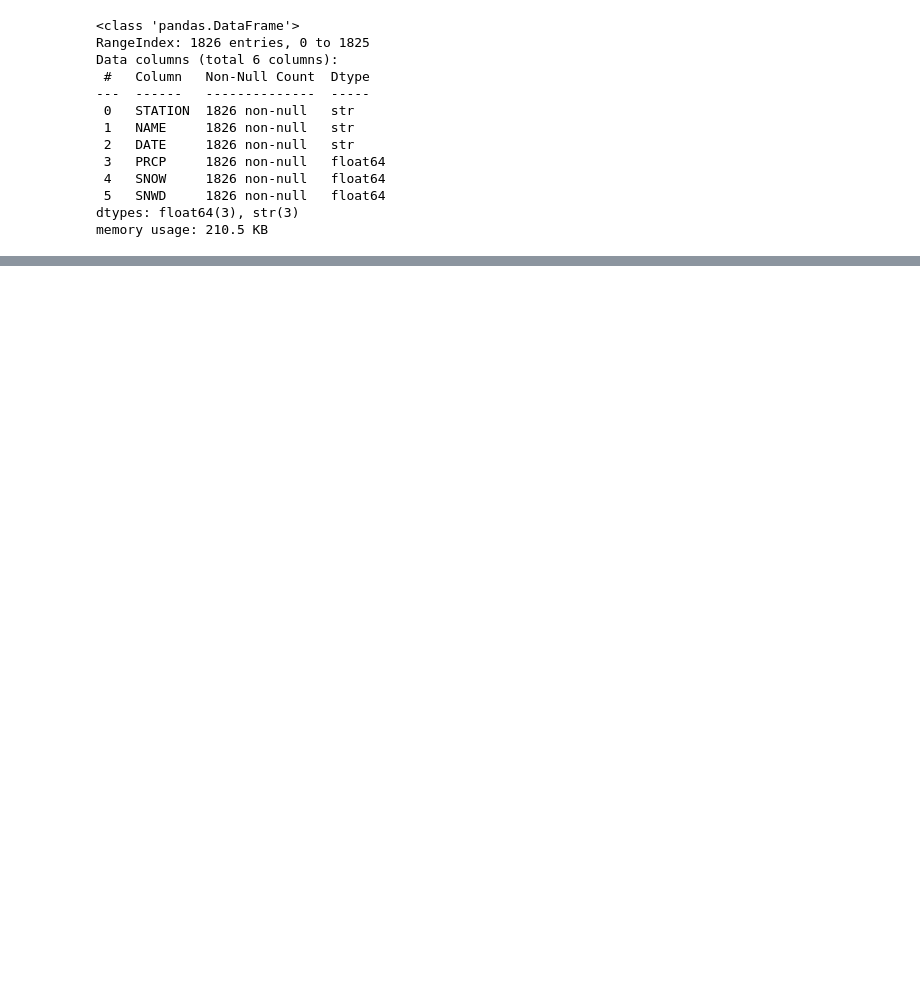
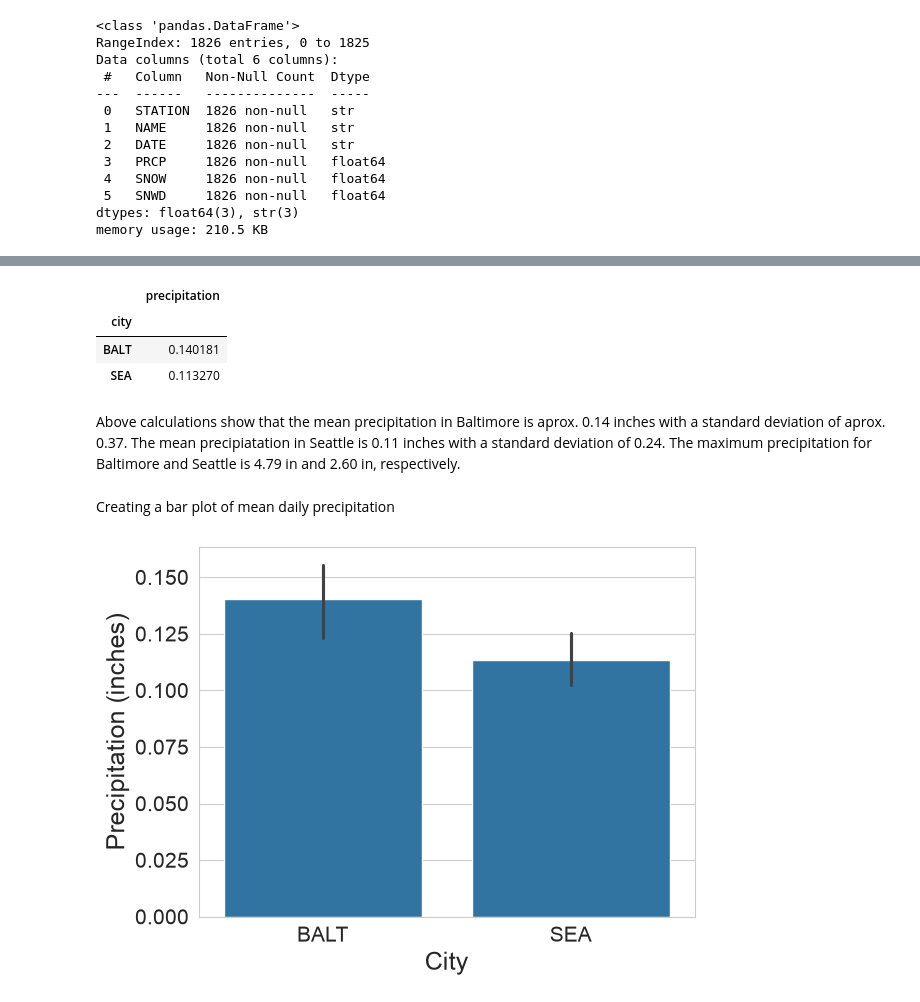
Before and after one commit to sophsophiea/weather, a Jupyter notebook: code/Baltimore_Weather.ipynb, the cells around one changed output, grey strips where cells are left out. Cells and saved outputs as stored; diff of their text form; code cells hidden in the pictures; blank space fills up the shorter version.

```diff
--- a/code/Baltimore_Weather.ipynb
+++ b/code/Baltimore_Weather.ipynb
@@ -53,0 +502,21 @@ memory usage: 210.5 KB
+# %%
+df_copy[['city', 'precipitation']].groupby('city').mean()
+# %% [output]
+|  | precipitation |
+| city |  |
+| BALT | 0.140181 |
+| SEA | 0.113270 |
+# %% [markdown]
+Above calculations show that the mean precipitation in Baltimore is aprox. 0.14 inches with a standard deviation of aprox. 0.37. The mean precipiatation in Seattle is 0.11 inches with a standard deviation of 0.24. The maximum precipitation for Baltimore and Seattle is 4.79 in and 2.60 in, respectively.
+# %% [markdown]
+Creating a bar plot of mean daily precipitation
+# %%
+sns.barplot(data=df_copy, x='city', y='precipitation')
+
+plt.ylabel('Precipitation (inches)', fontsize=18)
+plt.xlabel('City', fontsize=18)
+plt.tick_params(labelsize=15)
+
+plt.show()
+# %% [output]
+[figure, added]
```
Also changed, not shown: parts of 114 cells of this notebook.
